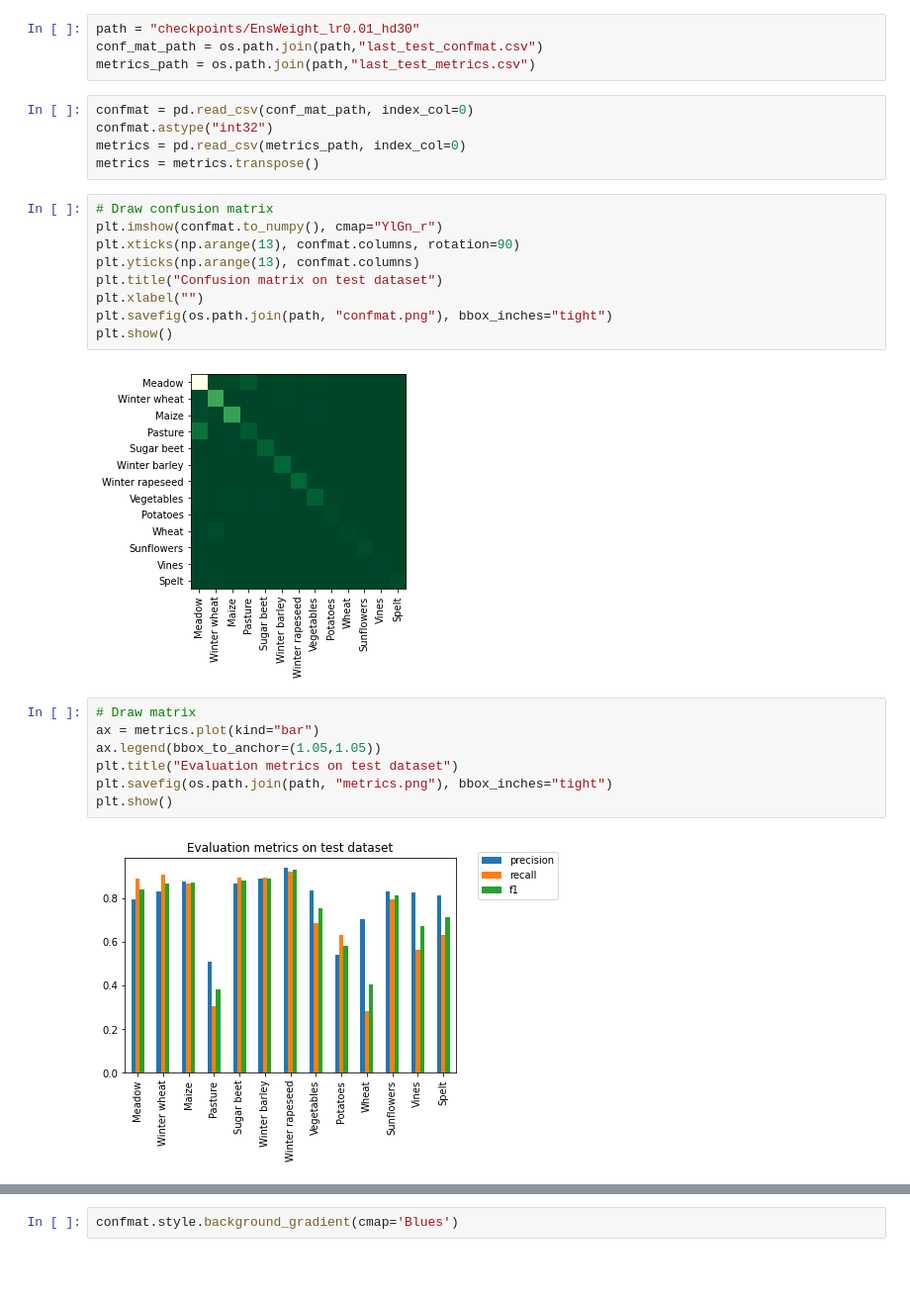
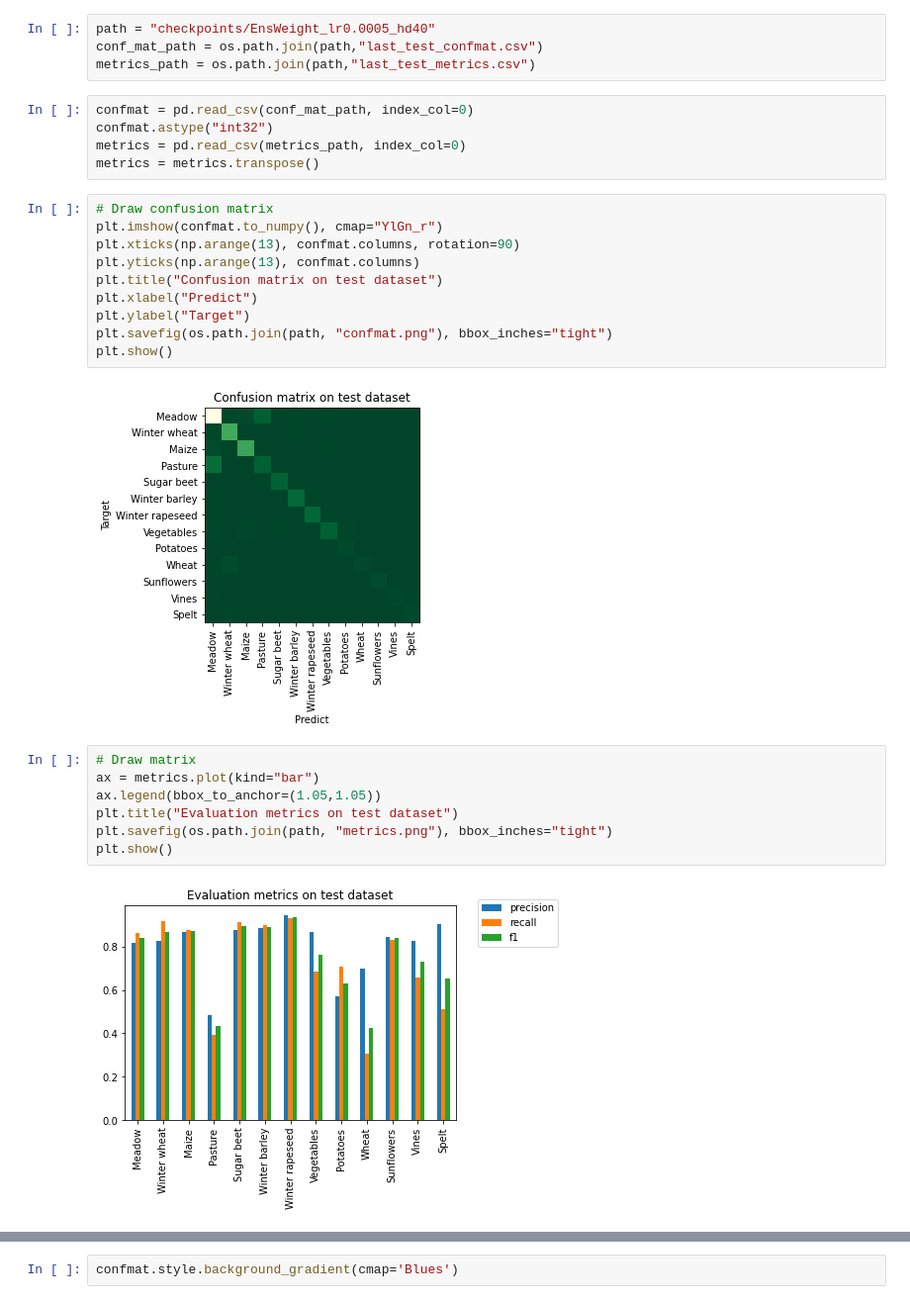
Before and after one commit to jingyan-li/TCN-CropClassification, a Jupyter notebook: ResultEvaluation.ipynb, the cells around one changed output, grey strips where cells are left out. Shown at 99% size. Saved outputs shown, nothing was run; the diff lists cells and outputs as text; blank space fills up the shorter version.

```diff
--- a/ResultEvaluation.ipynb
+++ b/ResultEvaluation.ipynb
@@ -4,7 +4,7 @@ import numpy as np
 import matplotlib.pyplot as plt
 import os
 # %%
-path = "checkpoints/EnsWeight_lr0.01_hd30"
+path = "checkpoints/EnsWeight_lr0.0005_hd40"
 conf_mat_path = os.path.join(path,"last_test_confmat.csv")
 metrics_path = os.path.join(path,"last_test_metrics.csv")
 # %%
@@ -15,14 +15,15 @@ metrics = metrics.transpose()
 # %%
 # Draw confusion matrix
 plt.imshow(confmat.to_numpy(), cmap="YlGn_r")
 plt.xticks(np.arange(13), confmat.columns, rotation=90)
 plt.yticks(np.arange(13), confmat.columns)
 plt.title("Confusion matrix on test dataset")
-plt.xlabel("")
+plt.xlabel("Predict")
+plt.ylabel("Target")
 plt.savefig(os.path.join(path, "confmat.png"), bbox_inches="tight")
 plt.show()
 # %% [output]
-[figure, old version]
+[figure, new version]
 # %%
 # Draw matrix
 ax = metrics.plot(kind="bar")
@@ -31,4 +32,4 @@ plt.title("Evaluation metrics on test dataset")
 plt.savefig(os.path.join(path, "metrics.png"), bbox_inches="tight")
 plt.show()
 # %% [output]
-[figure, old version]
+[figure, new version]
```
Also changed, not shown: parts of 1 cell of this notebook, 8 other files.
